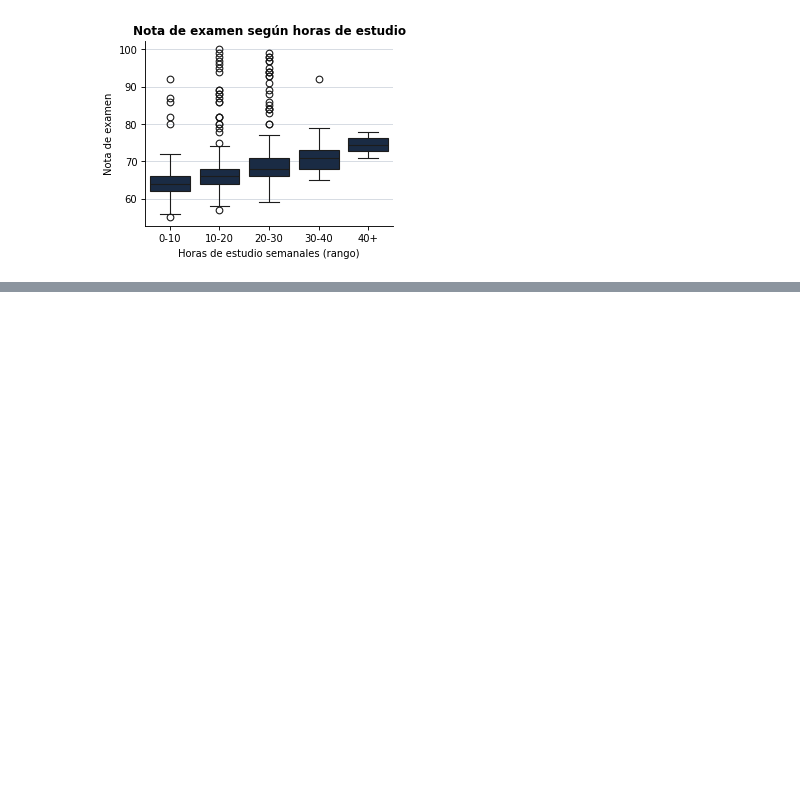
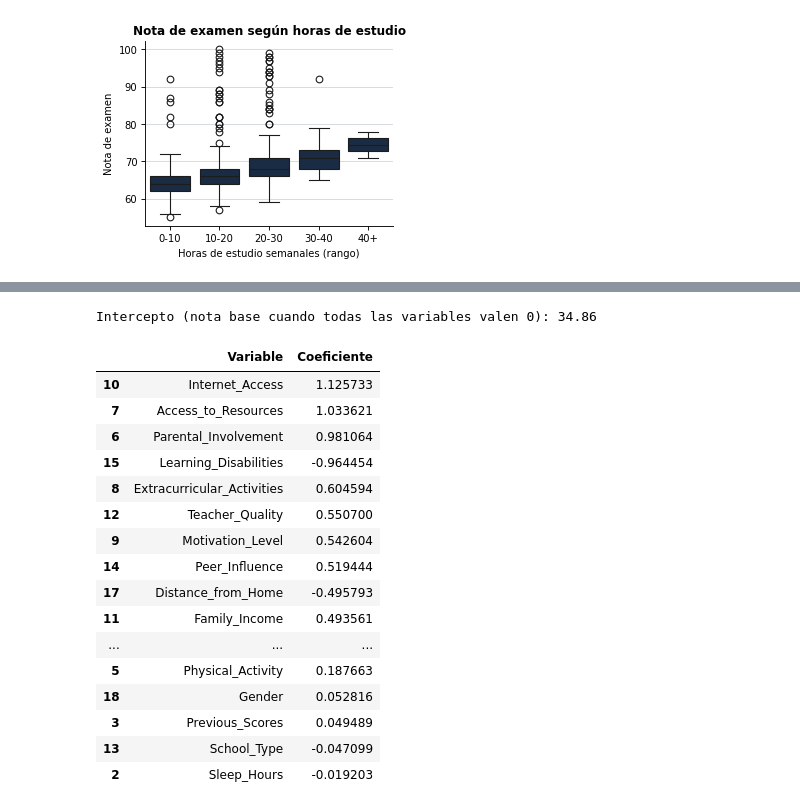
Before and after one commit to riack16/Proyecto-rendimiento-acad-mico, a Jupyter notebook: S100_Equipo4_ParteI.ipynb, the cells around one changed output, grey strips where cells are left out. Drawn from its saved outputs; the diff is of its cells as text; code cells hidden in the pictures; blank space fills up the shorter version.

```diff
--- a/S100_Equipo4_ParteI.ipynb
+++ b/S100_Equipo4_ParteI.ipynb
@@ -303,0 +336,33 @@ pred_lr_test = model_lr.predict(X_test)
+# %%
+model_lr = LinearRegression()
+model_lr.fit(X_train_prep, y_train)
+
+pred_lr_train = model_lr.predict(X_train_prep)
+pred_lr_test = model_lr.predict(X_test_prep)
+
+coeficientes_lr = pd.DataFrame({
+    "Variable": X_train_prep.columns,
+    "Coeficiente": model_lr.coef_,
+}).sort_values("Coeficiente", key=abs, ascending=False)
+
+print("Intercepto (nota base cuando todas las variables valen 0):", round(model_lr.intercept_, 2))
+coeficientes_lr
+# %% [output]
+Intercepto (nota base cuando todas las variables valen 0): 34.86
+|  | Variable | Coeficiente |
+| 10 | Internet_Access | 1.125733 |
+| 7 | Access_to_Resources | 1.033621 |
+| 6 | Parental_Involvement | 0.981064 |
+| 15 | Learning_Disabilities | -0.964454 |
+| 8 | Extracurricular_Activities | 0.604594 |
+| 12 | Teacher_Quality | 0.550700 |
+| 9 | Motivation_Level | 0.542604 |
+| 14 | Peer_Influence | 0.519444 |
+| 17 | Distance_from_Home | -0.495793 |
+| 11 | Family_Income | 0.493561 |
+| ... | ... | ... |
+| 5 | Physical_Activity | 0.187663 |
+| 18 | Gender | 0.052816 |
+| 3 | Previous_Scores | 0.049489 |
+| 13 | School_Type | -0.047099 |
+| 2 | Sleep_Hours | -0.019203 |
```
Also changed, not shown: parts of 38 cells of this notebook.
